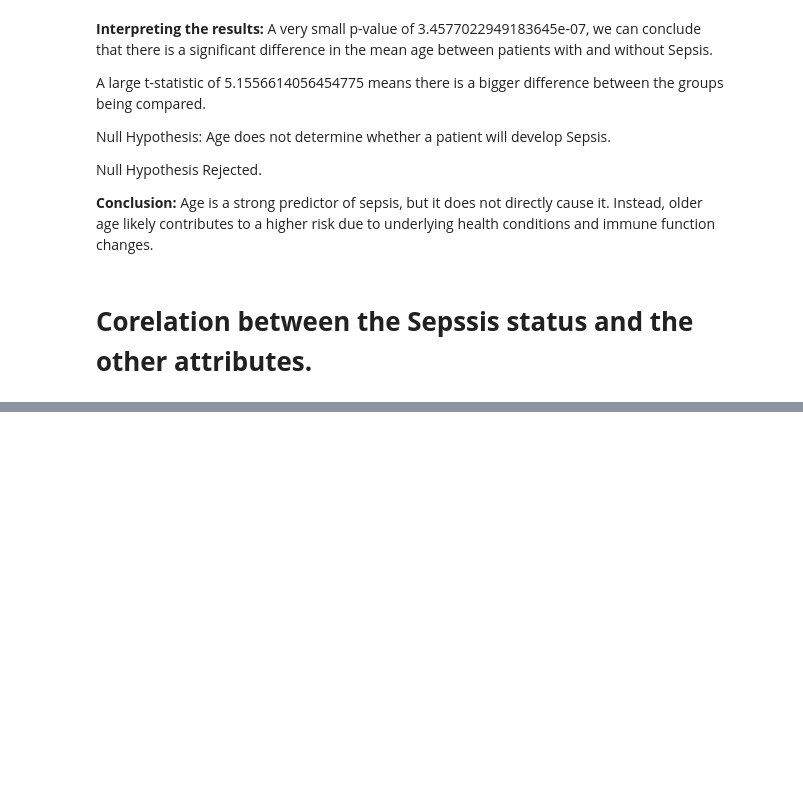
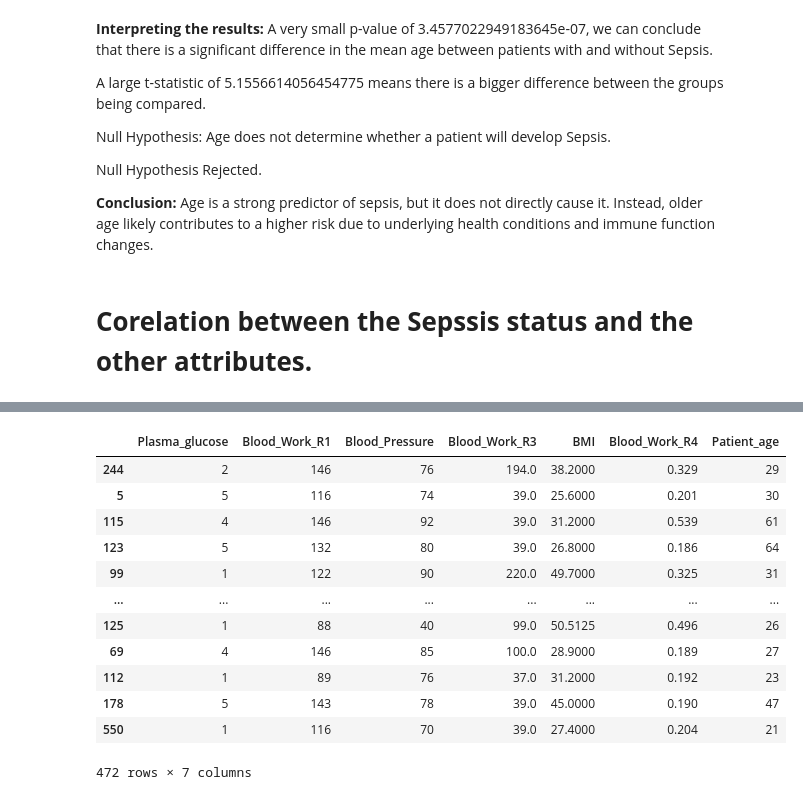
Before and after one commit to sparkysparo/Machine-Learning-for-Early-Prediction-Detection-and-Monitoring-of-Sepsis-in-A-E-and-ICU, a Jupyter notebook: Project_MSC_Machine_Learning_for_Early_Prediction,Detection_and_Monitoring_of_Sepsis_in_A&E_and_ICU_Settings.ipynb, the cells around one changed output, grey strips where cells are left out. Drawn from its saved outputs; the diff is of its cells as text; code cells hidden in the pictures; blank space fills up the shorter version.

```diff
--- a/Project_MSC_Machine_Learning_for_Early_Prediction,Detection_and_Monitoring_of_Sepsis_in_A&E_and_ICU_Settings.ipynb
+++ b/Project_MSC_Machine_Learning_for_Early_Prediction,Detection_and_Monitoring_of_Sepsis_in_A&E_and_ICU_Settings.ipynb
@@ -925,0 +1022,16 @@ Age is a strong predictor of sepsis, but it does not directly cause it. Instead,
+# %%
+X_train
+# %% [output]
+|  | Plasma_glucose | Blood_Work_R1 | Blood_Pressure | Blood_Work_R3 | BMI | Blood_Work_R4 | Patient_age |
+| 244 | 2 | 146 | 76 | 194.0 | 38.2000 | 0.329 | 29 |
+| 5 | 5 | 116 | 74 | 39.0 | 25.6000 | 0.201 | 30 |
+| 115 | 4 | 146 | 92 | 39.0 | 31.2000 | 0.539 | 61 |
+| 123 | 5 | 132 | 80 | 39.0 | 26.8000 | 0.186 | 64 |
+| 99 | 1 | 122 | 90 | 220.0 | 49.7000 | 0.325 | 31 |
+| ... | ... | ... | ... | ... | ... | ... | ... |
+| 125 | 1 | 88 | 40 | 99.0 | 50.5125 | 0.496 | 26 |
+| 69 | 4 | 146 | 85 | 100.0 | 28.9000 | 0.189 | 27 |
+| 112 | 1 | 89 | 76 | 37.0 | 31.2000 | 0.192 | 23 |
+| 178 | 5 | 143 | 78 | 39.0 | 45.0000 | 0.190 | 47 |
+| 550 | 1 | 116 | 70 | 39.0 | 27.4000 | 0.204 | 21 |
+472 rows × 7 columns
```
Also changed, not shown: parts of 23 cells of this notebook.
